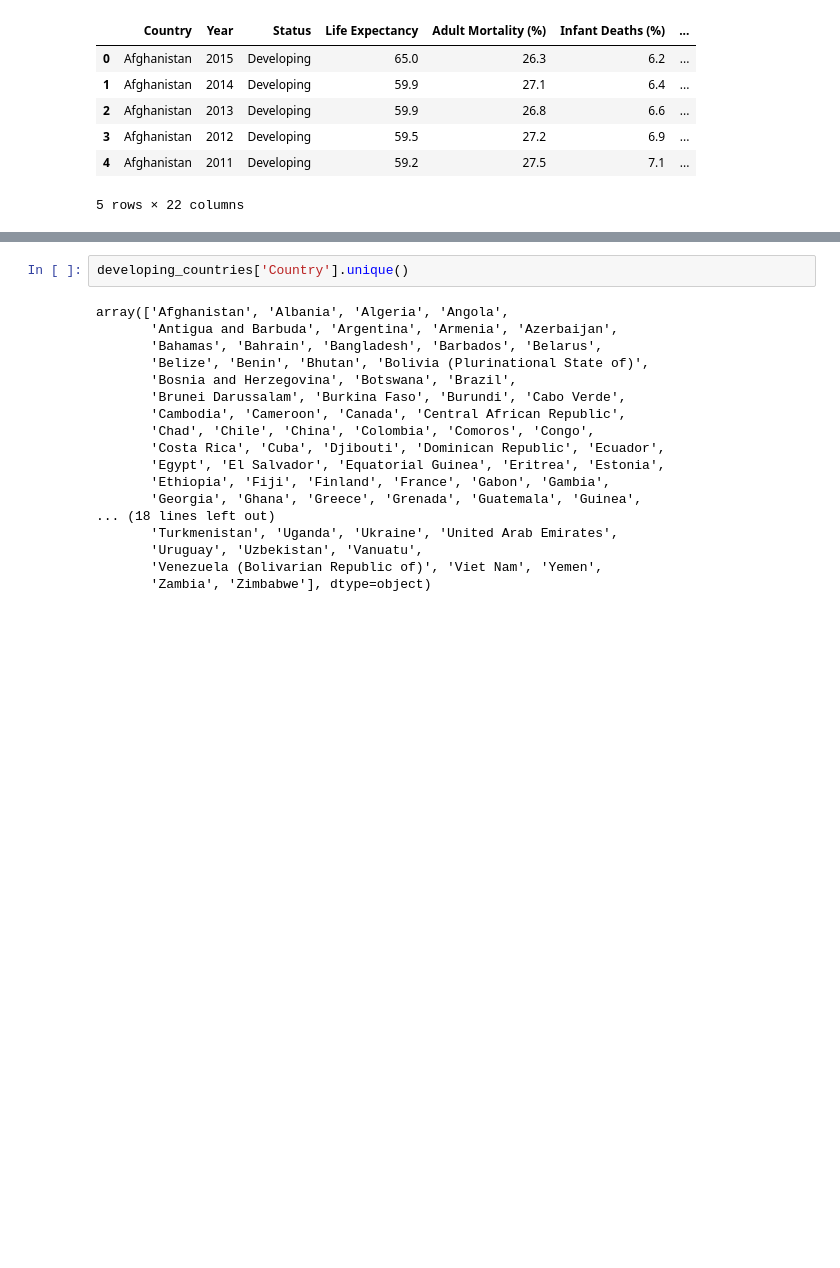
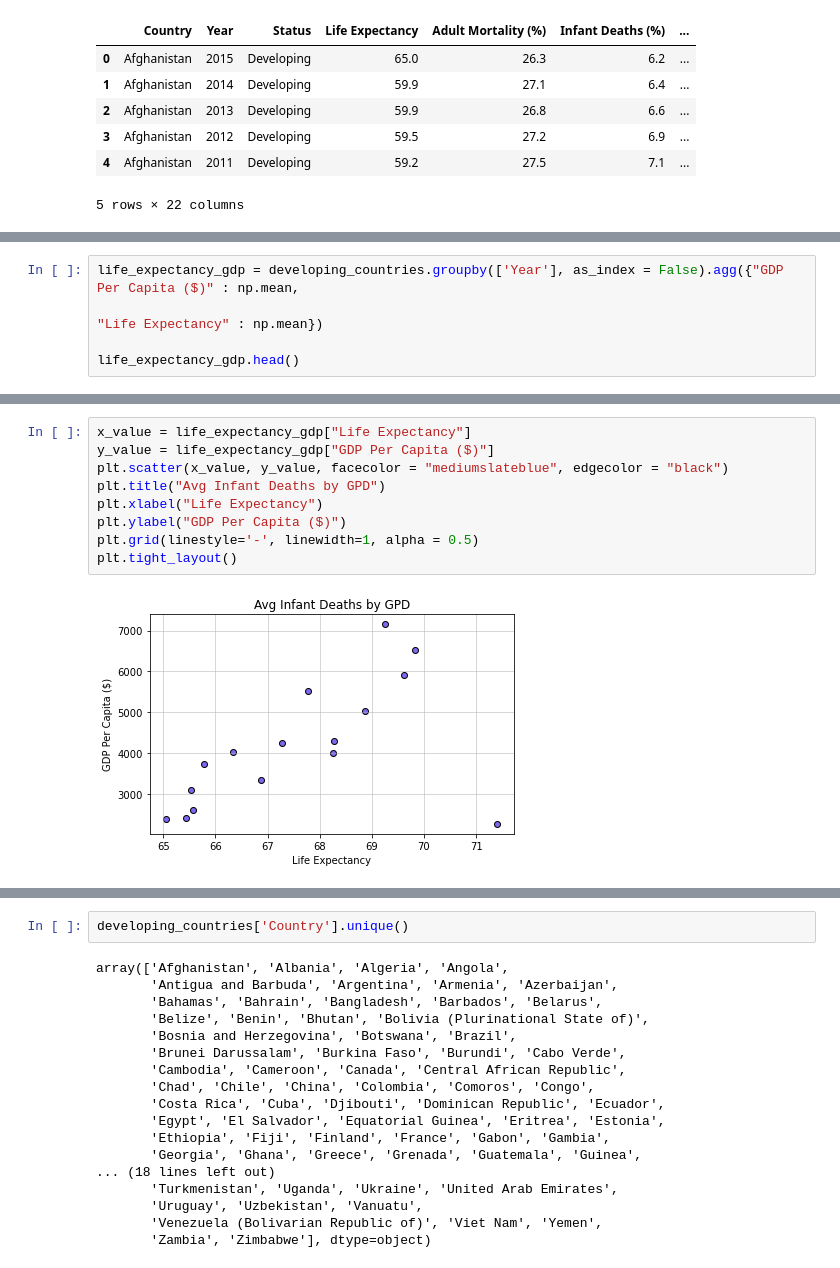
Before and after one commit to shechter430/project_one, a Jupyter notebook: Anna_analyzations.ipynb, the cells around one changed output, grey strips where cells are left out. Saved outputs shown, nothing was run; the diff lists cells and outputs as text; blank space fills up the shorter version.

```diff
--- a/Anna_analyzations.ipynb
+++ b/Anna_analyzations.ipynb
@@ -39,0 +88,5 @@ developing_countries.head()
+# %%
+life_expectancy_gdp = developing_countries.groupby(['Year'], as_index = False).agg({"GDP Per Capita ($)" : np.mean,
+                                                                                                 "Life Expectancy" : np.mean})
+
+life_expectancy_gdp.head()
@@ -39,0 +100,11 @@ developing_countries.head()
+# %%
+x_value = life_expectancy_gdp["Life Expectancy"]
+y_value = life_expectancy_gdp["GDP Per Capita ($)"]
+plt.scatter(x_value, y_value, facecolor = "mediumslateblue", edgecolor = "black")
+plt.title("Avg Infant Deaths by GPD")
+plt.xlabel("Life Expectancy")
+plt.ylabel("GDP Per Capita ($)")
+plt.grid(linestyle='-', linewidth=1, alpha = 0.5)
+plt.tight_layout()
+# %% [output]
+[figure, added]
```
Also changed, not shown: parts of 15 cells of this notebook.
